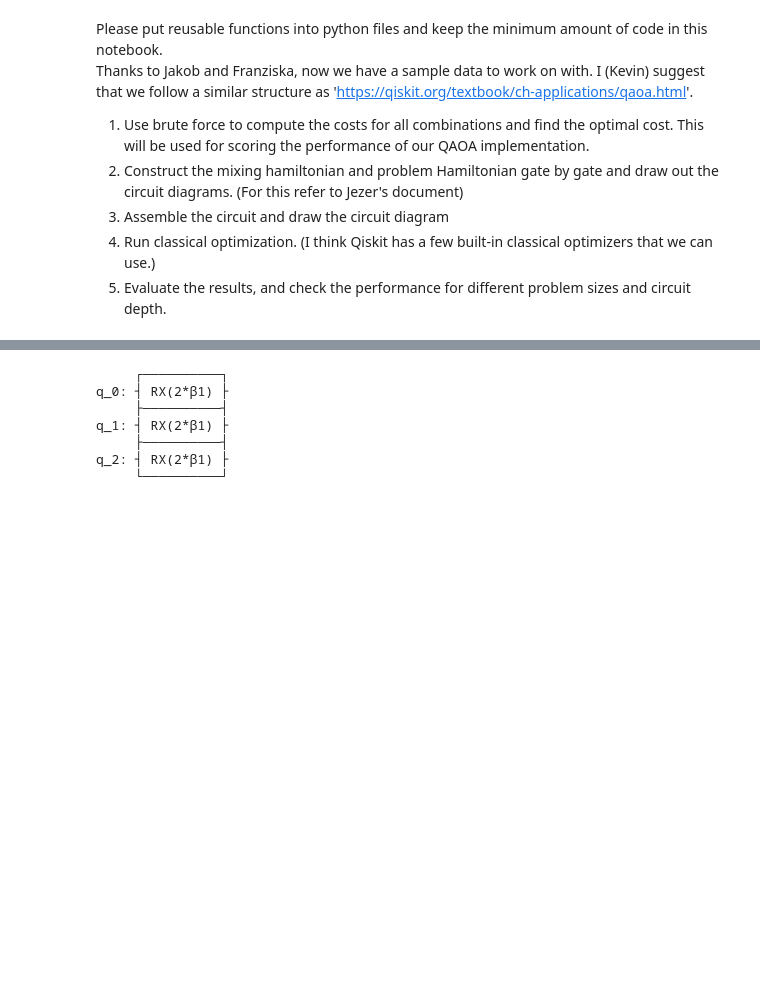
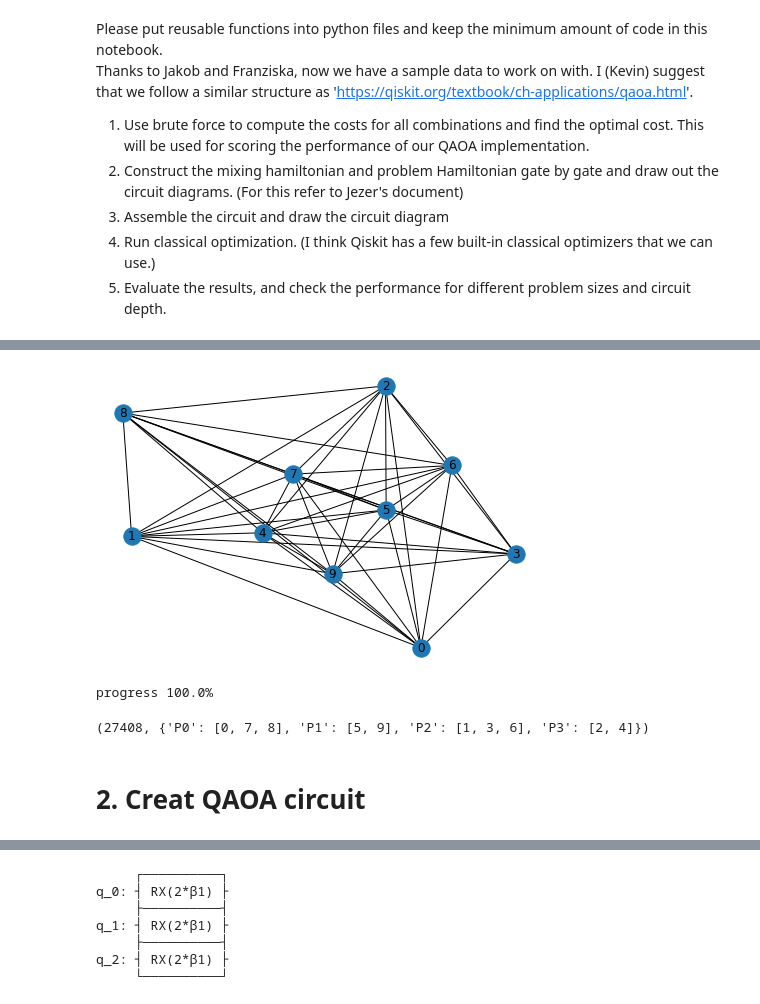
Before and after one commit to fjelljenta/Smart-Charging, a Jupyter notebook: Max-k-cut.ipynb, the cells around one changed output, grey strips where cells are left out. Drawn from its saved outputs; the diff is of its cells as text; code cells hidden in the pictures; blank space fills up the shorter version.

Commit message:
Added general brute force solver

```diff
--- a/Max-k-cut.ipynb
+++ b/Max-k-cut.ipynb
@@ -17,3 +27,21 @@ import numpy as np
+# %%
+Nges=10
+N_imp=np.random.randint(Nges)
+G_bf = generate_data(Nges-N_imp, N_imp)
+pos = nx.spring_layout(G_bf)
+nx.draw(G_bf, pos, with_labels=True)
+#nx.draw_networkx_edge_labels(G_bf, pos)
+plt.show()
+# %% [output]
+[figure, added]
+# %%
+k=4
+brut_force(G_bf,k)
+# %% [output]
+progress 100.0%
+(27408, {'P0': [0, 7, 8], 'P1': [5, 9], 'P2': [1, 3, 6], 'P3': [2, 4]})
+# %% [markdown]
+# 2. Creat QAOA circuit
 # %%
 from qiskit import QuantumCircuit, ClassicalRegister, QuantumRegister
 from qiskit import Aer, execute
```
Also changed, not shown: parts of 10 cells of this notebook.
